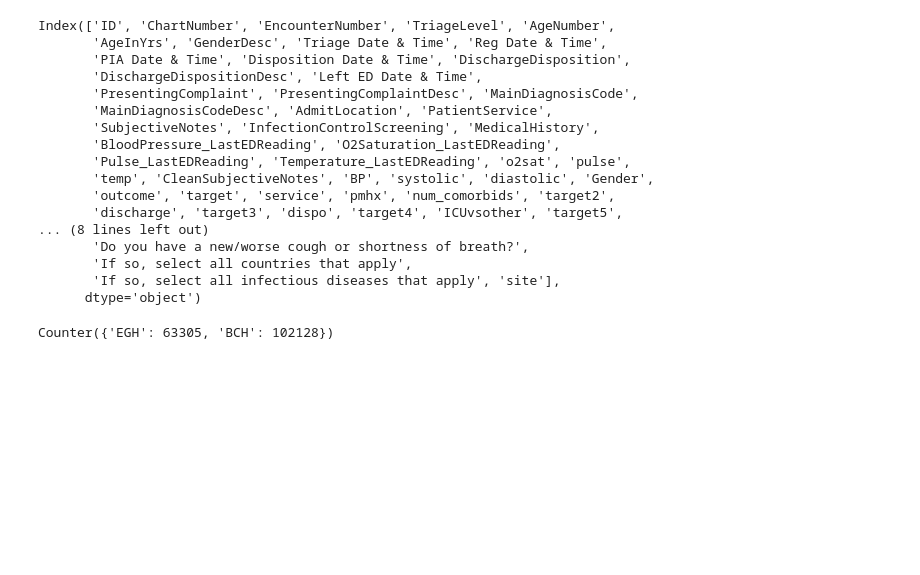
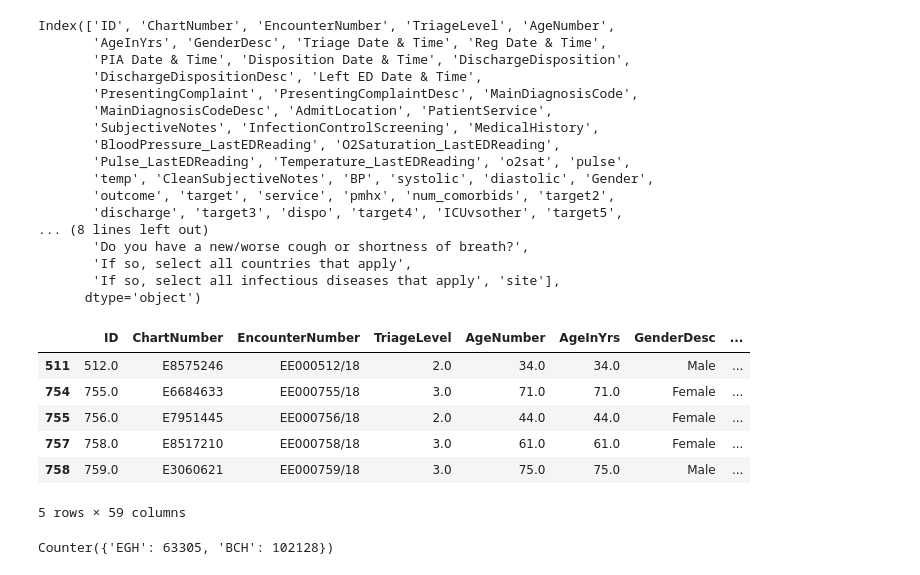
Before and after one commit to Jaskolk/ed-triage, a Jupyter notebook: ED_triage_tabular_v3.ipynb, the cells around one changed output. Cells and saved outputs as stored; diff of their text form; code cells hidden in the pictures; blank space fills up the shorter version.

```diff
--- a/ED_triage_tabular_v3.ipynb
+++ b/ED_triage_tabular_v3.ipynb
@@ -71,6 +71,16 @@ Index(['ID', 'ChartNumber', 'EncounterNumber', 'TriageLevel', 'AgeNumber',
        'If so, select all countries that apply',
        'If so, select all infectious diseases that apply', 'site'],
       dtype='object')
+# %%
+clin.head()
+# %% [output]
+|  | ID | ChartNumber | EncounterNumber | TriageLevel | AgeNumber | AgeInYrs | GenderDesc | ... |
+| 511 | 512.0 | E8575246 | EE000512/18 | 2.0 | 34.0 | 34.0 | Male | ... |
+| 754 | 755.0 | E6684633 | EE000755/18 | 3.0 | 71.0 | 71.0 | Female | ... |
+| 755 | 756.0 | E7951445 | EE000756/18 | 2.0 | 44.0 | 44.0 | Female | ... |
+| 757 | 758.0 | E8517210 | EE000758/18 | 3.0 | 61.0 | 61.0 | Female | ... |
+| 758 | 759.0 | E3060621 | EE000759/18 | 3.0 | 75.0 | 75.0 | Male | ... |
+5 rows × 59 columns
 # %%
 Counter(clin.site)
 # %% [output]
```
Also changed, not shown: parts of 6 cells of this notebook, 4 other files.
